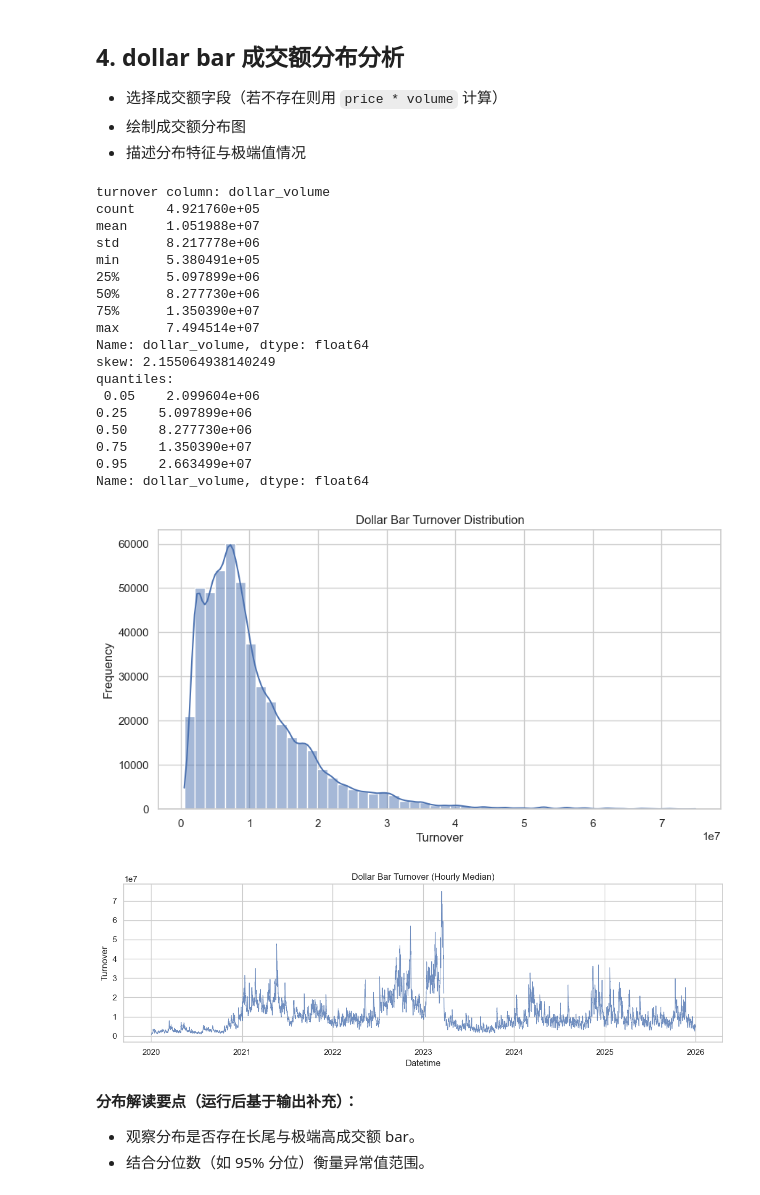
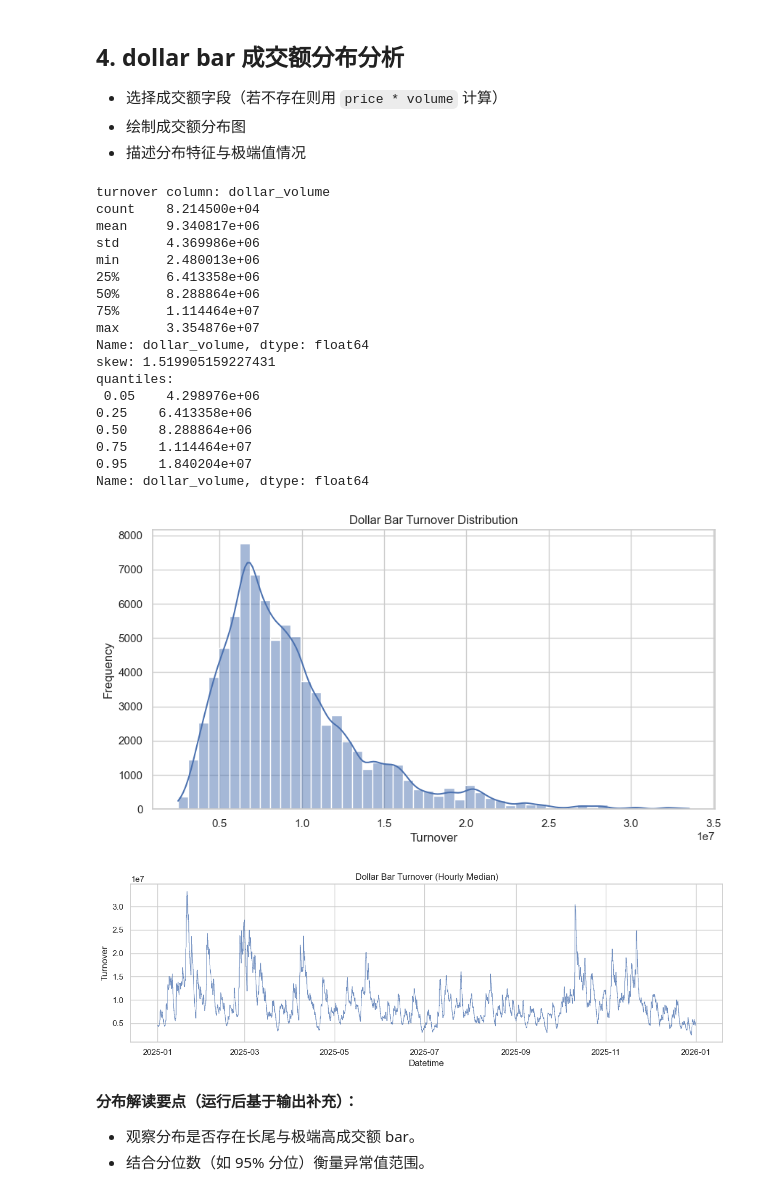
Before and after one commit to IthaiT/CryptoQuant, a Jupyter notebook: notebooks/research/analyze_dollar_bar_stats.ipynb, the cells around one changed output. Drawn from its saved outputs; the diff is of its cells as text; code cells hidden in the pictures.

```diff
--- a/notebooks/research/analyze_dollar_bar_stats.ipynb
+++ b/notebooks/research/analyze_dollar_bar_stats.ipynb
@@ -31,7 +31,7 @@ sns.set_theme(style="whitegrid")
 cwd = Path.cwd().resolve()
 root = next((p for p in [cwd, *cwd.parents] if (p / "pyproject.toml").exists()), cwd)
 
-file_path = root / "data" / "preprocess_data" / "dollar_bars" / "BTCUSDT" / "BTCUSDT_dollar_bars_560k.csv"
+file_path = root / "data" / "preprocess_data" / "dollar_bars" / "BTCUSDT" / "BTCUSDT_2025-01-01_2025-12-31_dollar_bars_4m.csv"
 
 df = pd.read_csv(file_path)
 print("rows, cols:", df.shape)
@@ -317,50 +317,50 @@ print("turnover column:", turnover_col)
 
 turnover_series = df[turnover_col].replace([np.inf, -np.inf], np.nan)
 turnover = turnover_series.dropna()
 
 print(turnover.describe())
 print("skew:", turnover.skew())
 print("quantiles:\n", turnover.quantile([0.05, 0.25, 0.5, 0.75, 0.95]))
 
 plt.figure(figsize=(10, 5))
 sns.histplot(turnover, bins=50, kde=True)
 plt.title("Dollar Bar Turnover Distribution")
 plt.xlabel("Turnover")
 plt.ylabel("Frequency")
 plt.show()
 
 # 时序图（按小时中位数，避免过密）
 turnover_ts = turnover_series.copy()
 turnover_ts.index = df["dt"]
-turnover_hourly = turnover_ts.resample("1H").median()
+turnover_hourly = turnover_ts.resample("1h").median()
 plt.figure(figsize=(12, 4))
 plt.plot(turnover_hourly.index, turnover_hourly.values, color="#4C72B0", linewidth=0.8, alpha=0.8)
 plt.title("Dollar Bar Turnover (Hourly Median)")
 plt.xlabel("Datetime")
 plt.ylabel("Turnover")
 plt.tight_layout()
 plt.show()
 # %% [output]
 turnover column: dollar_volume
-count    4.921760e+05
-mean     1.051988e+07
-std      8.217778e+06
-min      5.380491e+05
-25%      5.097899e+06
-50%      8.277730e+06
-75%      1.350390e+07
-max      7.494514e+07
+count    8.214500e+04
+mean     9.340817e+06
+std      4.369986e+06
+min      2.480013e+06
+25%      6.413358e+06
+50%      8.288864e+06
+75%      1.114464e+07
+max      3.354876e+07
 Name: dollar_volume, dtype: float64
-skew: 2.155064938140249
+skew: 1.519905159227431
 quantiles:
- 0.05    2.099604e+06
-0.25    5.097899e+06
-0.50    8.277730e+06
-0.75    1.350390e+07
-0.95    2.663499e+07
+ 0.05    4.298976e+06
+0.25    6.413358e+06
+0.50    8.288864e+06
+0.75    1.114464e+07
+0.95    1.840204e+07
 Name: dollar_volume, dtype: float64
-[figure, old version]
+[figure, new version]
-[figure, old version]
+[figure, new version]
 # %% [markdown]
 **分布解读要点（运行后基于输出补充）：**
 - 观察分布是否存在长尾与极端高成交额 bar。
```
Also changed, not shown: parts of 4 cells of this notebook, 2 other files.
